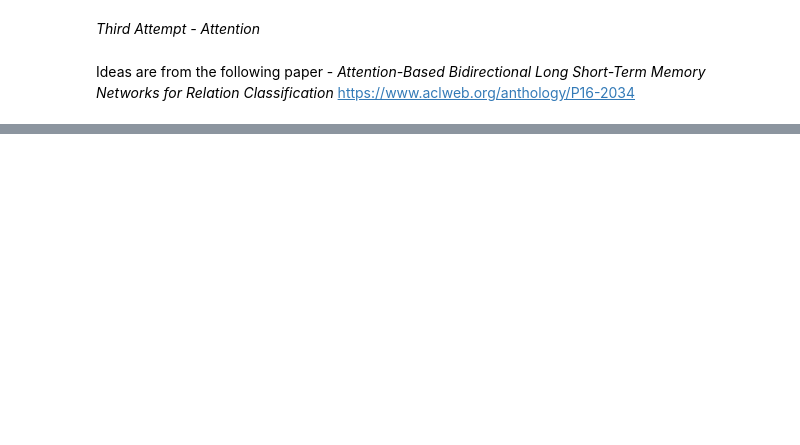
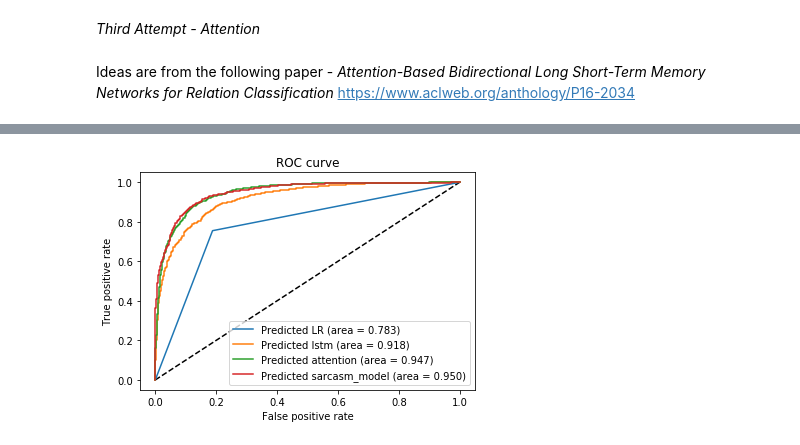
Before and after one commit to asafkar/sarcarsm_detection, a Jupyter notebook: Sarcasm_Detection.ipynb, the cells around one changed output, grey strips where cells are left out. Saved outputs shown, nothing was run; the diff lists cells and outputs as text; code cells hidden in the pictures; blank space fills up the shorter version.

```diff
--- a/Sarcasm_Detection.ipynb
+++ b/Sarcasm_Detection.ipynb
@@ -397,0 +634,45 @@ Test Accuracy of the model on the 10000 test sents: 87.03703703703704 %
+# %%
+# example from here - https://www.dlology.com/blog/simple-guide-on-how-to-generate-roc-plot-for-keras-classifier/
+
+# 1 - LR results
+fpr_LR, tpr_LR, thresholds_LR = roc_curve(y_test, y_LR_test)
+auc_LR = metrics.auc(fpr_LR, tpr_LR) # area under curve
+
+
+# 2 - LSTM model
+res_lstm = best_lstm_model(torch.from_numpy(X_test).float().to(device)).to('cpu').detach().numpy()
+y_test_lstm = res_lstm[:, 1]
+
+fpr_lstm, tpr_lstm, thresholds_lstm = roc_curve(y_test, y_test_lstm)
+auc_lstm = metrics.auc(fpr_lstm, tpr_lstm) # area under curve
+
+
+# 3 - attention model
+res_att = best_att_model(torch.from_numpy(X_test).float().to(device)).to('cpu').detach().numpy()
+y_test_att = res_att[:, 1]
+
+fpr_att, tpr_att, thresholds_att = roc_curve(y_test, y_test_att)
+auc_att = metrics.auc(fpr_att, tpr_att) # area under curve
+
+
+# 4 - Final model
+res_pos = best_sarcasm_model(torch.from_numpy(X_test_pos).float().to(device)).to('cpu').detach().numpy()
+y_test_sarcasm = res_pos[:, 1]
+
+fpr_sarcasm_model, tpr_sarcasm_model, thresholds_sarcasm_model = roc_curve(y_test_pos, y_test_sarcasm)
+auc_sarcasm_model = metrics.auc(fpr_sarcasm_model, tpr_sarcasm_model) # area under curve
+
+
+plt.figure(1)
+plt.plot([0, 1], [0, 1], 'k--')
+plt.plot(fpr_LR, tpr_LR, label='Predicted LR (area = {:.3f})'.format(auc_LR))
+plt.plot(fpr_lstm, tpr_lstm, label='Predicted lstm (area = {:.3f})'.format(auc_lstm))
+plt.plot(fpr_att, tpr_att, label='Predicted attention (area = {:.3f})'.format(auc_att))
+plt.plot(fpr_sarcasm_model, tpr_sarcasm_model, label='Predicted sarcasm_model (area = {:.3f})'.format(auc_sarcasm_model))
+plt.xlabel('False positive rate')
+plt.ylabel('True positive rate')
+plt.title('ROC curve')
+plt.legend(loc='best')
+plt.show()
+# %% [output]
+[figure, added]
```
Also changed, not shown: parts of 27 cells of this notebook.
